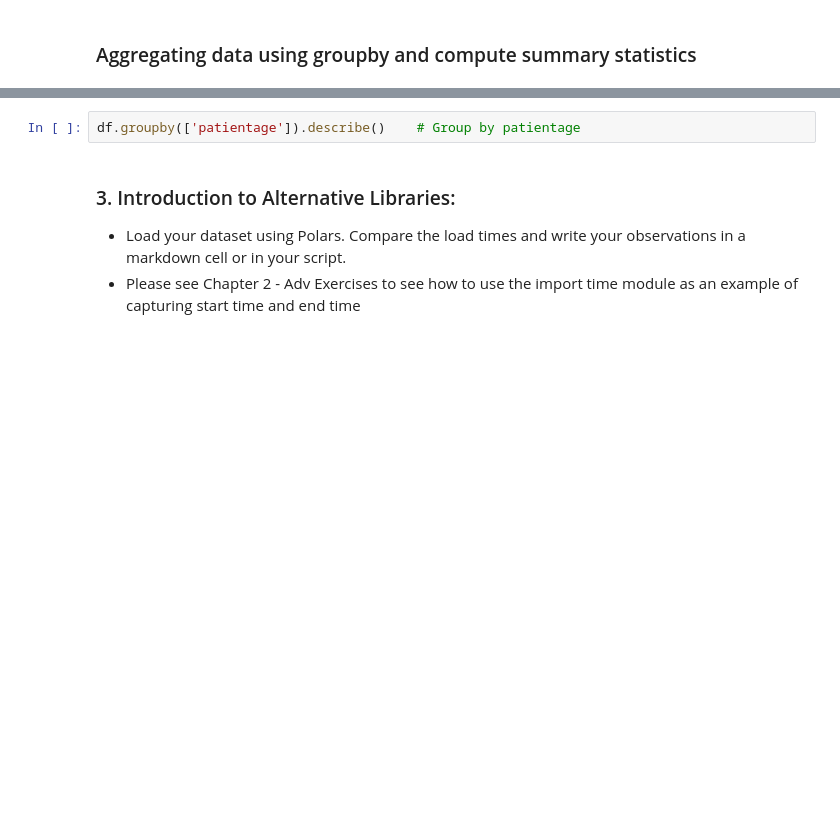
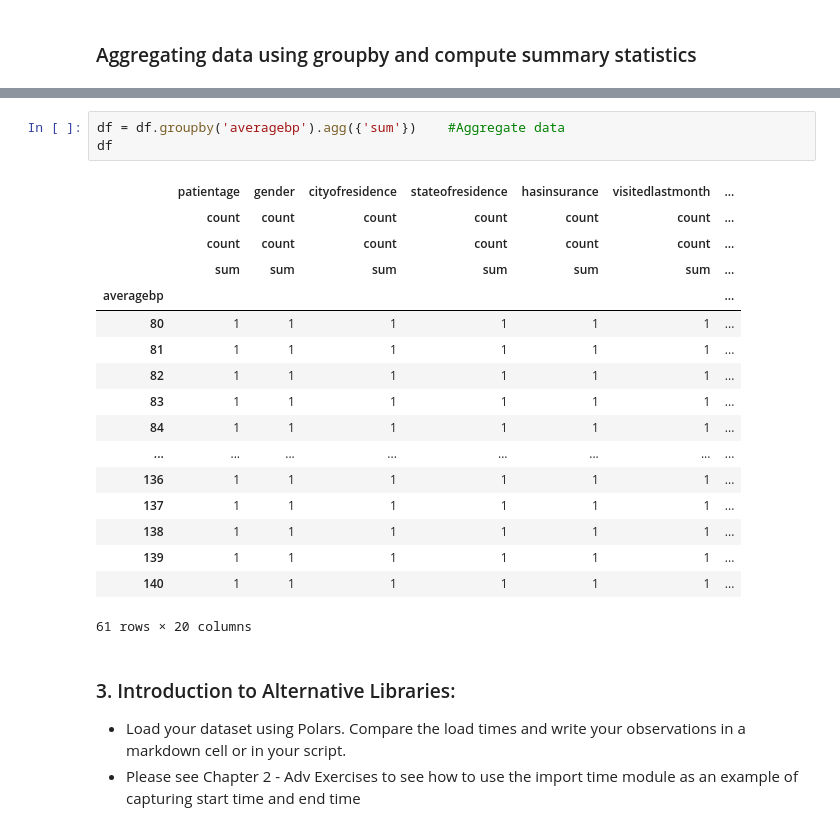
Before and after one commit to EugeneHsiung/datasci_2_manipulation, a Jupyter notebook: HHA507_Assignment2.ipynb, the cells around one changed output, grey strips where cells are left out. Saved outputs shown, nothing was run; the diff lists cells and outputs as text; blank space fills up the shorter version.

```diff
--- a/HHA507_Assignment2.ipynb
+++ b/HHA507_Assignment2.ipynb
@@ -207,5 +223,24 @@ df.groupby(['averagebp']).describe() # Group by averagebp
-# %%
-df.groupby(['patientage']).describe()    # Group by patientage
+# %%
+df = df.groupby('averagebp').agg({'sum'})    #Aggregate data
+df
+# %% [output]
+|  | patientage | gender | cityofresidence | stateofresidence | hasinsurance | visitedlastmonth | ... |
+|  | count | count | count | count | count | count | ... |
+|  | count | count | count | count | count | count | ... |
+|  | sum | sum | sum | sum | sum | sum | ... |
+| averagebp |  |  |  |  |  |  | ... |
+| 80 | 1 | 1 | 1 | 1 | 1 | 1 | ... |
+| 81 | 1 | 1 | 1 | 1 | 1 | 1 | ... |
+| 82 | 1 | 1 | 1 | 1 | 1 | 1 | ... |
+| 83 | 1 | 1 | 1 | 1 | 1 | 1 | ... |
+| 84 | 1 | 1 | 1 | 1 | 1 | 1 | ... |
+| ... | ... | ... | ... | ... | ... | ... | ... |
+| 136 | 1 | 1 | 1 | 1 | 1 | 1 | ... |
+| 137 | 1 | 1 | 1 | 1 | 1 | 1 | ... |
+| 138 | 1 | 1 | 1 | 1 | 1 | 1 | ... |
+| 139 | 1 | 1 | 1 | 1 | 1 | 1 | ... |
+| 140 | 1 | 1 | 1 | 1 | 1 | 1 | ... |
+61 rows × 20 columns
 # %% [markdown]
 ### 3. Introduction to Alternative Libraries:
 - Load your dataset using Polars.
```
Also changed, not shown: parts of 1 cell of this notebook.
